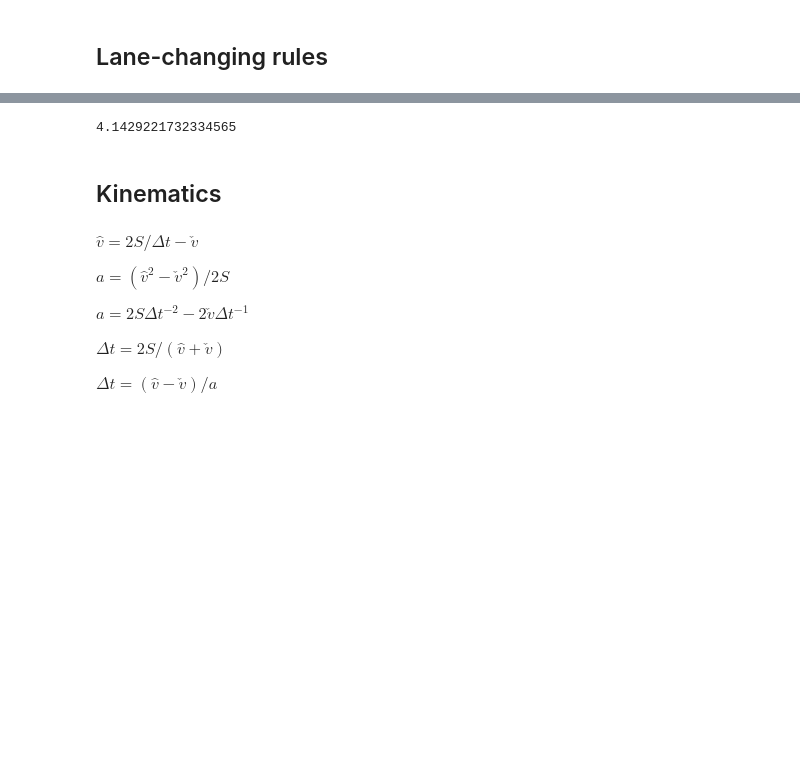
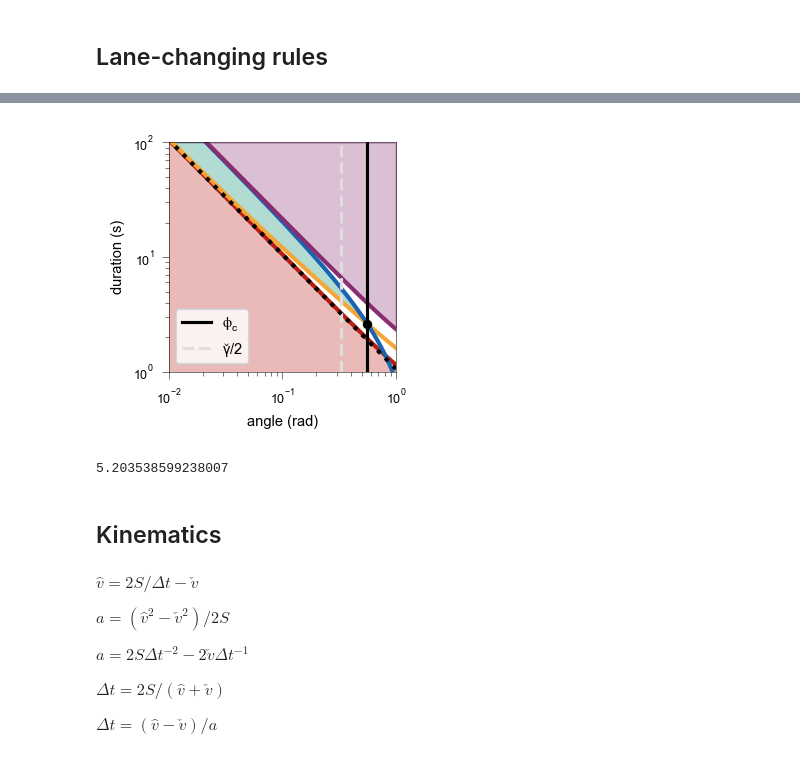
Before and after one commit to EPFL-ENAC/LUTS-pneuma-simulator, a Jupyter notebook: notebooks/discrete.ipynb, the cells around one changed output, grey strips where cells are left out. Saved outputs shown, nothing was run; the diff lists cells and outputs as text; code cells hidden in the pictures; blank space fills up the shorter version.

```diff
--- a/notebooks/discrete.ipynb
+++ b/notebooks/discrete.ipynb
@@ -242,3 +231,0 @@ y_check = alpha.y
-# %%
-v_check = 10/3
-x_check = 3
@@ -398,9 +527,42 @@ else:
+# %%
+def scaling(phi):
+    return 4 * W / (phi * (params_front["v0_a"] + v_check))
+# %%
+%matplotlib inline
+# --- Plot ---
+fig, ax = plt.subplots(figsize=(5 * cm, 5 * cm), dpi=150)
+ax.plot(phis, limits, color=RAL_3020, lw=2)
+ax.plot(phis, fronts, color=orange, lw=2)
+ax.plot(phis, rears, color=dark_blue, lw=2)
+ax.plot(phis, accs, color=dark_purple, lw=2, ls='-')
+ax.fill_between(phis, accs, 100,color=dark_purple, alpha=0.3)
+ax.plot(phis, scaling(phis), c='k', ls=':', zorder=100, lw=2)
+ax.set_yscale('log')
+ax.set_xscale('log')
+ax.axvline(phi_c, color='k', label="$\phi_c$")
+ax.axvline(phi, color=grey, ls="--", label="$\gamma\check/2$")
+# Feasible interval
+ax.fill_between(s_phis_, s_fronts, s_rears, color=dark_teal, alpha=0.3)
+ax.fill_between(phis, limits, color=RAL_3020, alpha=0.3)
+#plt.axvline(phi_c_B, color='k', )
+ax.scatter(phi_c,t_c, marker='.', lw=1.5,c='k',zorder=100)
+ax.set_xlabel("angle (rad)")
+ax.set_ylabel("duration (s)")
+plt.xlim(1e0, 1e-2)
+ax.invert_xaxis()
+plt.ylim(1e0, 1e2)
+plt.legend()
+fig.tight_layout(pad=0)
+#plt.savefig("./output/sketches/phi_inverse.pdf", format="pdf", transparent=True)
+plt.show()
+# %% [output]
+[figure, added]
 # %%
 # Time duration of maneuver
-Dt = rng.uniform(low=dt_front, high=dt_rear)
+Dt = rng.uniform(low=dt_front, high=S / v_check)
 Dt
 # %% [output]
-4.1429221732334565
+5.203538599238007
 # %%
 # terminal x position
 x_hat = x_check + Dx
```
Also changed, not shown: parts of 31 cells of this notebook.
